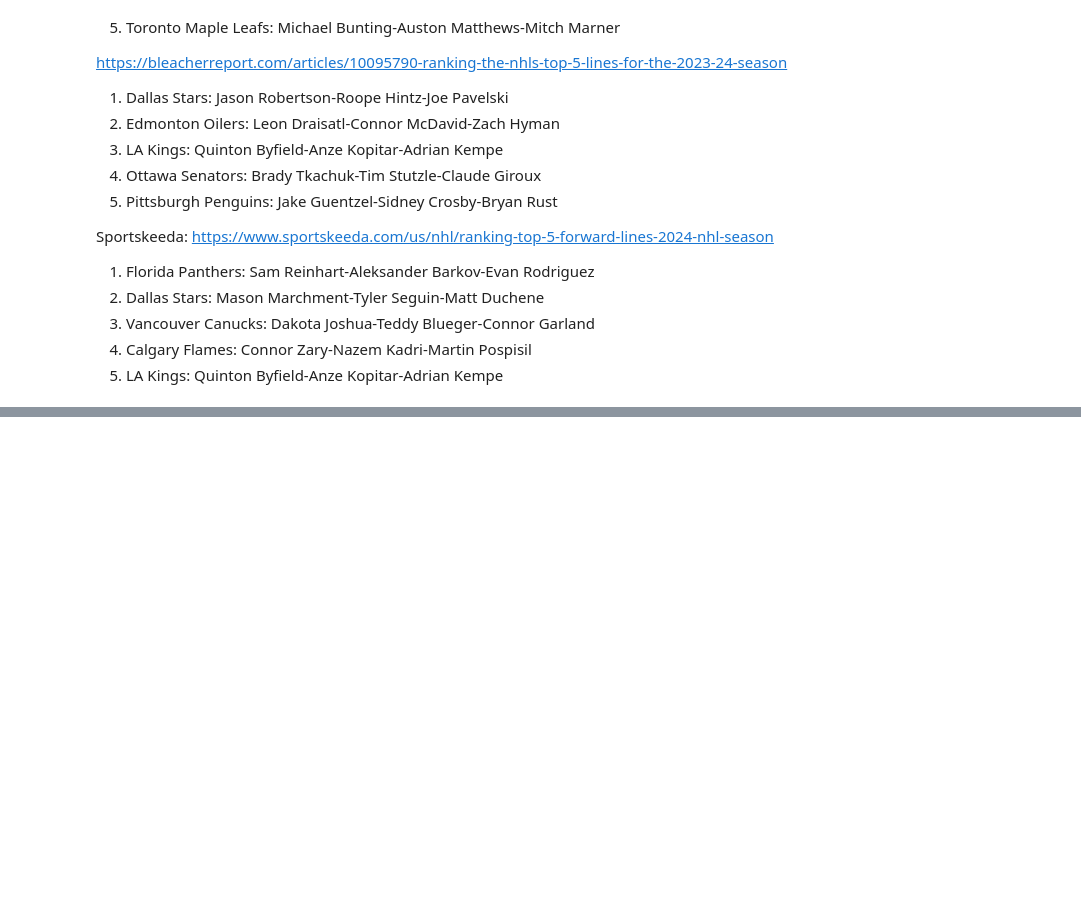
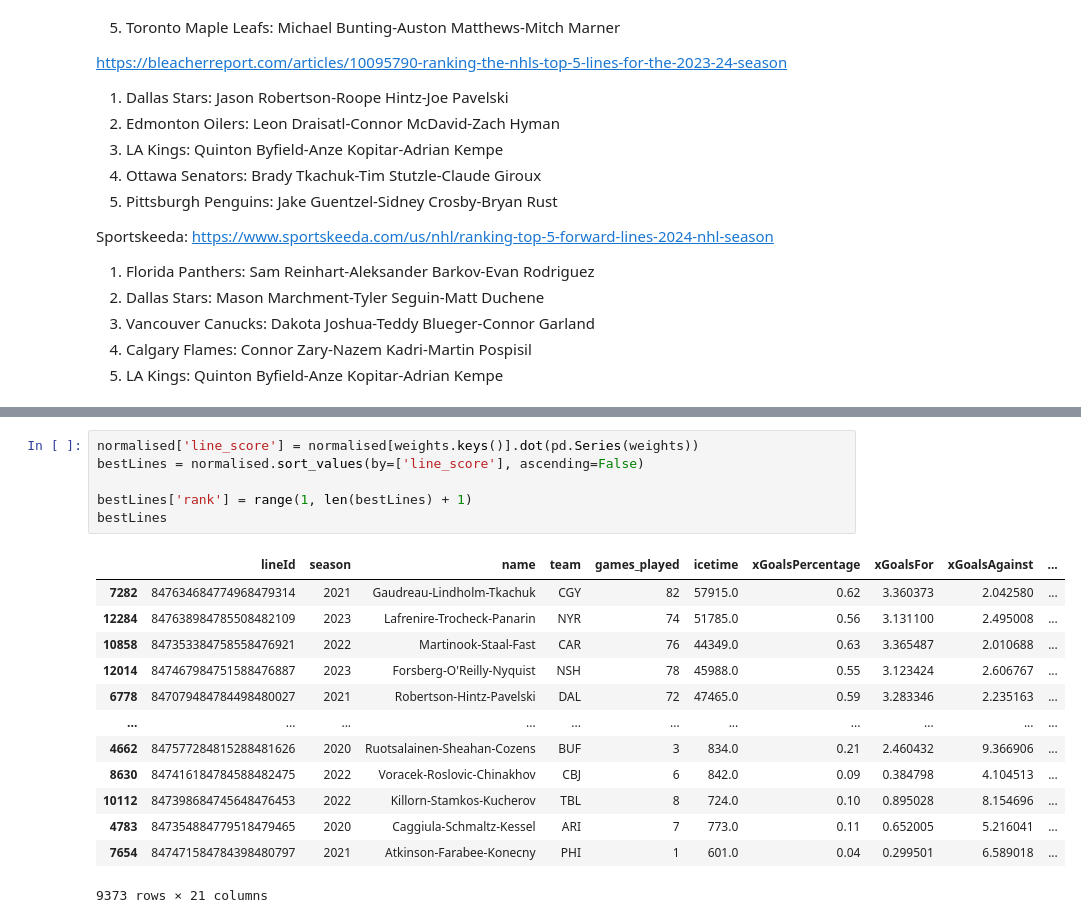
Before and after one commit to emrkel/NHL-Line-Optimisation, a Jupyter notebook: dataWrangling.ipynb, the cells around one changed output, grey strips where cells are left out. Cells and saved outputs as stored; diff of their text form; blank space fills up the shorter version.

```diff
--- a/dataWrangling.ipynb
+++ b/dataWrangling.ipynb
@@ -358,0 +449,20 @@ Sportskeeda: https://www.sportskeeda.com/us/nhl/ranking-top-5-forward-lines-2024
+# %%
+normalised['line_score'] = normalised[weights.keys()].dot(pd.Series(weights))
+bestLines = normalised.sort_values(by=['line_score'], ascending=False)
+
+bestLines['rank'] = range(1, len(bestLines) + 1)
+bestLines
+# %% [output]
+|  | lineId | season | name | team | games_played | icetime | xGoalsPercentage | xGoalsFor | xGoalsAgainst | ... |
+| 7282 | 847634684774968479314 | 2021 | Gaudreau-Lindholm-Tkachuk | CGY | 82 | 57915.0 | 0.62 | 3.360373 | 2.042580 | ... |
+| 12284 | 847638984785508482109 | 2023 | Lafrenire-Trocheck-Panarin | NYR | 74 | 51785.0 | 0.56 | 3.131100 | 2.495008 | ... |
+| 10858 | 847353384758558476921 | 2022 | Martinook-Staal-Fast | CAR | 76 | 44349.0 | 0.63 | 3.365487 | 2.010688 | ... |
+| 12014 | 847467984751588476887 | 2023 | Forsberg-O'Reilly-Nyquist | NSH | 78 | 45988.0 | 0.55 | 3.123424 | 2.606767 | ... |
+| 6778 | 847079484784498480027 | 2021 | Robertson-Hintz-Pavelski | DAL | 72 | 47465.0 | 0.59 | 3.283346 | 2.235163 | ... |
+| ... | ... | ... | ... | ... | ... | ... | ... | ... | ... | ... |
+| 4662 | 847577284815288481626 | 2020 | Ruotsalainen-Sheahan-Cozens | BUF | 3 | 834.0 | 0.21 | 2.460432 | 9.366906 | ... |
+| 8630 | 847416184784588482475 | 2022 | Voracek-Roslovic-Chinakhov | CBJ | 6 | 842.0 | 0.09 | 0.384798 | 4.104513 | ... |
+| 10112 | 847398684745648476453 | 2022 | Killorn-Stamkos-Kucherov | TBL | 8 | 724.0 | 0.10 | 0.895028 | 8.154696 | ... |
+| 4783 | 847354884779518479465 | 2020 | Caggiula-Schmaltz-Kessel | ARI | 7 | 773.0 | 0.11 | 0.652005 | 5.216041 | ... |
+| 7654 | 847471584784398480797 | 2021 | Atkinson-Farabee-Konecny | PHI | 1 | 601.0 | 0.04 | 0.299501 | 6.589018 | ... |
+9373 rows × 21 columns
```
Also changed, not shown: parts of 6 cells of this notebook, 1 other file.
